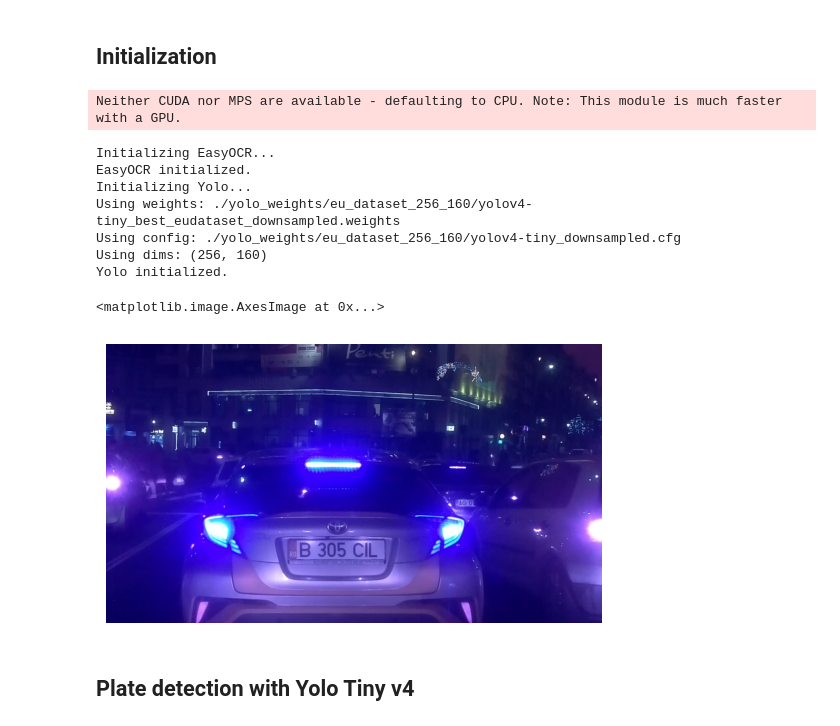
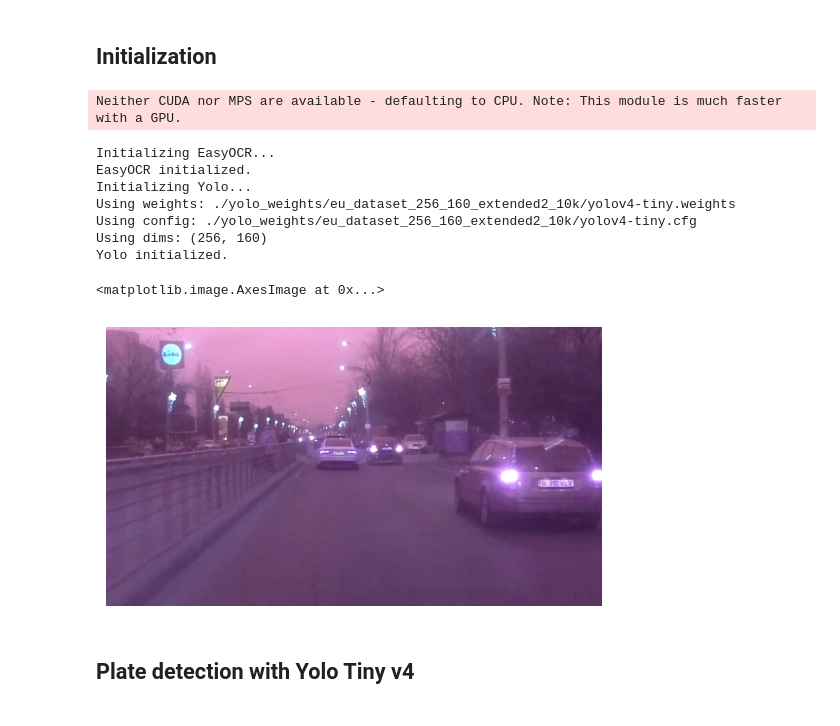
Before and after one commit to damirch/alpr, a Jupyter notebook: main.ipynb, the cells around one changed output. Drawn from its saved outputs; the diff is of its cells as text; code cells hidden in the pictures.

Commit message:
added new yolo model

```diff
--- a/main.ipynb
+++ b/main.ipynb
@@ -8,23 +10,26 @@ import time
 ## Initialization
 # %%
 reader = Reader()
-yolo = Yolo(weight_path='./yolo_weights/eu_dataset_256_160/yolov4-tiny_best_eudataset_downsampled.weights', config_path='./yolo_weights/eu_dataset_256_160/yolov4-tiny_downsampled.cfg')
+yolo = Yolo(weight_path='./yolo_weights/eu_dataset_256_160_extended2_10k/yolov4-tiny.weights', config_path='./yolo_weights/eu_dataset_256_160_extended2_10k/yolov4-tiny.cfg')
 # %% [output]
 Neither CUDA nor MPS are available - defaulting to CPU. Note: This module is much faster with a GPU.
 Initializing EasyOCR...
 EasyOCR initialized.
 Initializing Yolo...
-Using weights: ./yolo_weights/eu_dataset_256_160/yolov4-tiny_best_eudataset_downsampled.weights
-Using config: ./yolo_weights/eu_dataset_256_160/yolov4-tiny_downsampled.cfg
+Using weights: ./yolo_weights/eu_dataset_256_160_extended2_10k/yolov4-tiny.weights
+Using config: ./yolo_weights/eu_dataset_256_160_extended2_10k/yolov4-tiny.cfg
 Using dims: (256, 160)
 Yolo initialized.
 # %%
-img = cv2.imread("./eu_dataset/images/dayride_type1_001#t=894.jpg")
+#img = cv2.imread("./eu_dataset/images/dayride_type1_001#t=894.jpg")
+# random image from ./eu_dataset/images/
+image_name = os.listdir("./eu_dataset/images/")[np.random.randint(0, len(os.listdir("./eu_dataset/images/")))]
+img = cv2.imread("./eu_dataset/images/" + image_name)
 plt.axis('off')
 plt.imshow(img)
 # %% [output]
 <matplotlib.image.AxesImage at 0x...>
-[figure, old version]
+[figure, new version]
 # %% [markdown]
 ## Plate detection with Yolo Tiny v4
 # %%
```
Also changed, not shown: parts of 7 cells of this notebook, 7 other files.
